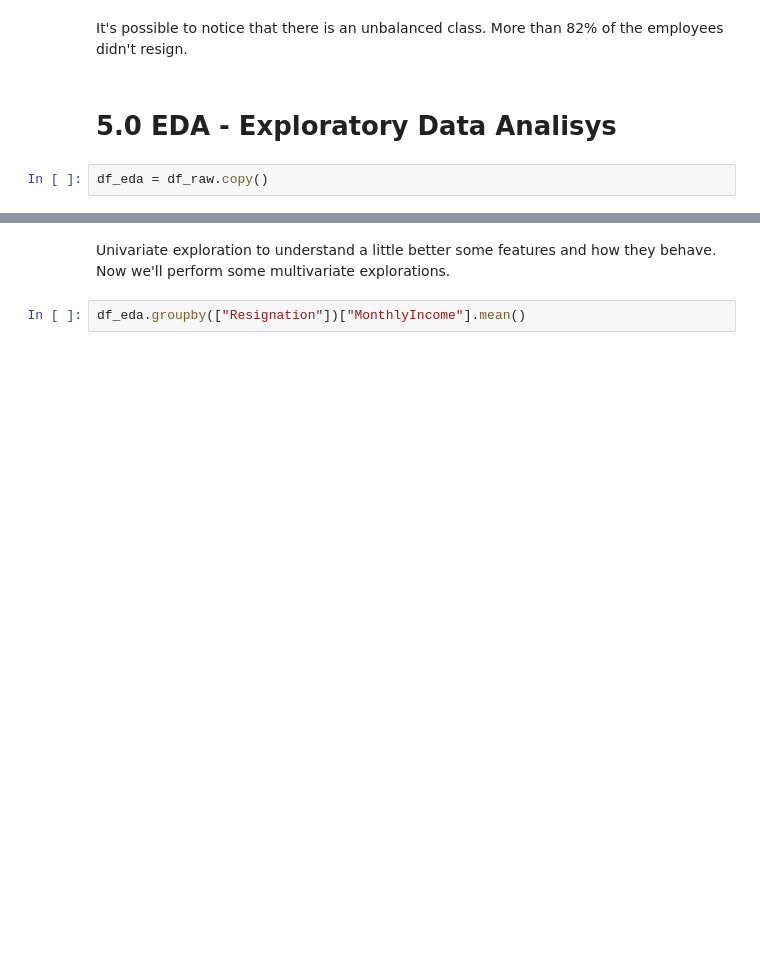
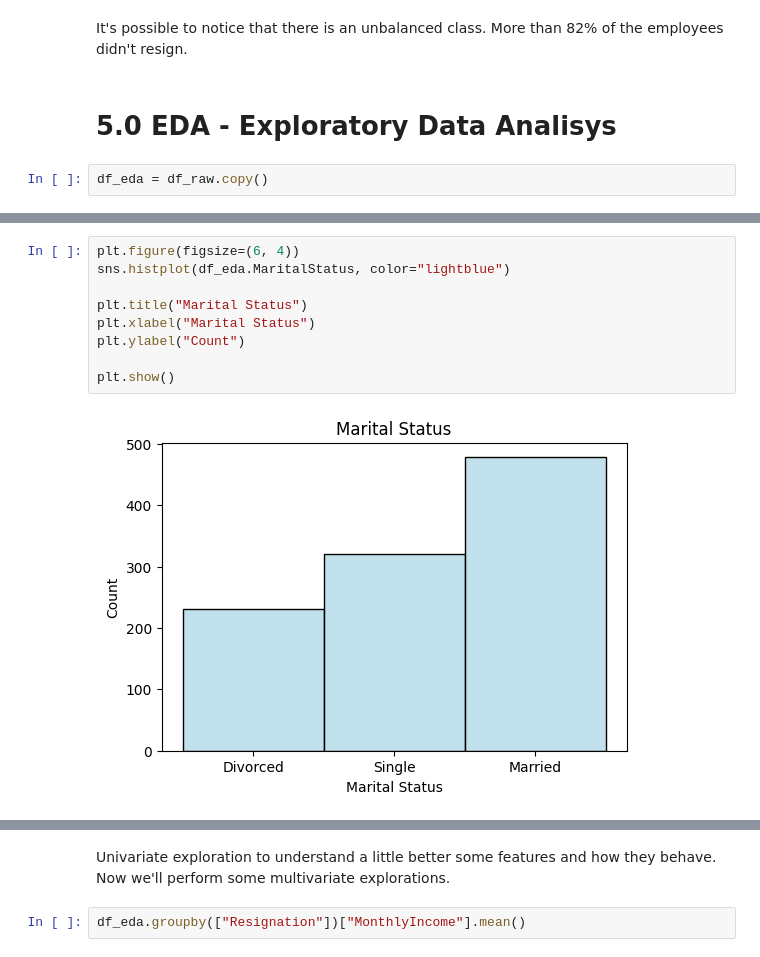
Before and after one commit to YuriCatramby/ds-clf-hr-resignation, a Jupyter notebook: ds-clf-hr-resignation.ipynb, the cells around one changed output, grey strips where cells are left out. Saved outputs shown, nothing was run; the diff lists cells and outputs as text; blank space fills up the shorter version.

```diff
--- a/ds-clf-hr-resignation.ipynb
+++ b/ds-clf-hr-resignation.ipynb
@@ -245,0 +233,11 @@ fig.show()
+# %%
+plt.figure(figsize=(6, 4))
+sns.histplot(df_eda.MaritalStatus, color="lightblue")
+
+plt.title("Marital Status")
+plt.xlabel("Marital Status")
+plt.ylabel("Count")
+
+plt.show()
+# %% [output]
+[figure, added]
```
Also changed, not shown: parts of 25 cells of this notebook.
